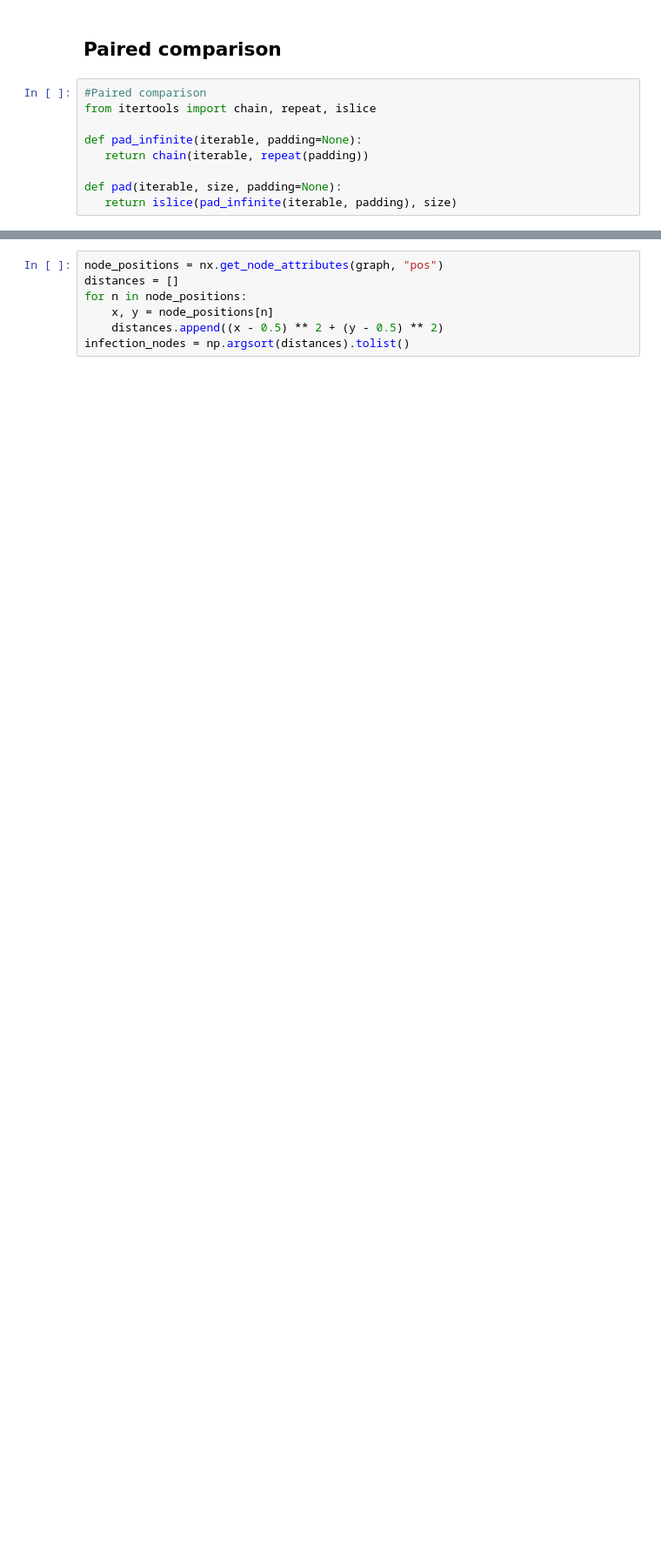
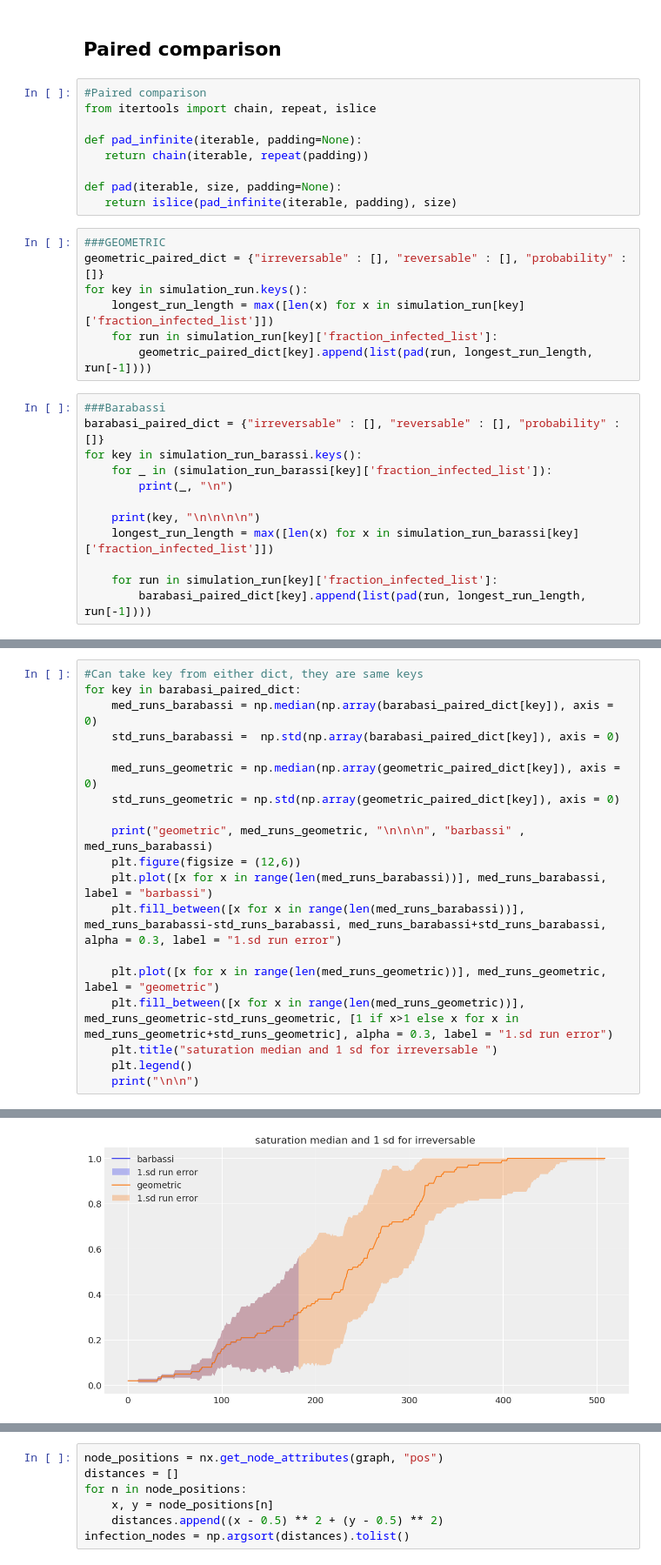
Before and after one commit to cm2435/graph_transmittion_research_project, a Jupyter notebook: experiments/variable_structure.ipynb, the cells around one changed output, grey strips where cells are left out. Shown: that part at 87% size. Saved outputs shown, nothing was run; the diff lists cells and outputs as text; blank space fills up the shorter version.

```diff
--- a/experiments/variable_structure.ipynb
+++ b/experiments/variable_structure.ipynb
@@ -233,3 +188,22 @@ def pad_infinite(iterable, padding=None):
 
 def pad(iterable, size, padding=None):
    return islice(pad_infinite(iterable, padding), size)
+# %%
+###GEOMETRIC
+geometric_paired_dict = {"irreversable" : [], "reversable" : [], "probability" : []}
+for key in simulation_run.keys():
+    longest_run_length = max([len(x) for x in simulation_run[key]['fraction_infected_list']])
+    for run in simulation_run[key]['fraction_infected_list']:
+        geometric_paired_dict[key].append(list(pad(run, longest_run_length, run[-1])))
+# %%
+###Barabassi
+barabasi_paired_dict = {"irreversable" : [], "reversable" : [], "probability" : []}
+for key in simulation_run_barassi.keys():
+    for _ in (simulation_run_barassi[key]['fraction_infected_list']):
+        print(_, "\n")
+
+    print(key, "\n\n\n\n")
+    longest_run_length = max([len(x) for x in simulation_run_barassi[key]['fraction_infected_list']])
+
+    for run in simulation_run[key]['fraction_infected_list']:
+        barabasi_paired_dict[key].append(list(pad(run, longest_run_length, run[-1])))
@@ -235,0 +228,20 @@ def pad(iterable, size, padding=None):
+# %%
+#Can take key from either dict, they are same keys
+for key in barabasi_paired_dict:
+    med_runs_barabassi = np.median(np.array(barabasi_paired_dict[key]), axis = 0)
+    std_runs_barabassi =  np.std(np.array(barabasi_paired_dict[key]), axis = 0)
+
+    med_runs_geometric = np.median(np.array(geometric_paired_dict[key]), axis = 0)
+    std_runs_geometric = np.std(np.array(geometric_paired_dict[key]), axis = 0)
+
+    print("geometric", med_runs_geometric, "\n\n\n", "barbassi" , med_runs_barabassi)
+    plt.figure(figsize = (12,6))
+    plt.plot([x for x in range(len(med_runs_barabassi))], med_runs_barabassi, label = "barbassi")
+    plt.fill_between([x for x in range(len(med_runs_barabassi))], med_runs_barabassi-std_runs_barabassi, med_runs_barabassi+std_runs_barabassi, alpha = 0.3, label = "1.sd run error")
+
+    plt.plot([x for x in range(len(med_runs_geometric))], med_runs_geometric, label = "geometric")
+    plt.fill_between([x for x in range(len(med_runs_geometric))], med_runs_geometric-std_runs_geometric, [1 if x>1 else x for x in med_runs_geometric+std_runs_geometric], alpha = 0.3, label = "1.sd run error")
+    plt.title("saturation median and 1 sd for irreversable ")
+    plt.legend()
+    print("\n\n")
+# %% [output]
@@ -235,0 +265 @@ def pad(iterable, size, padding=None):
+[figure, added]
```
Also changed, not shown: parts of 22 cells of this notebook.
